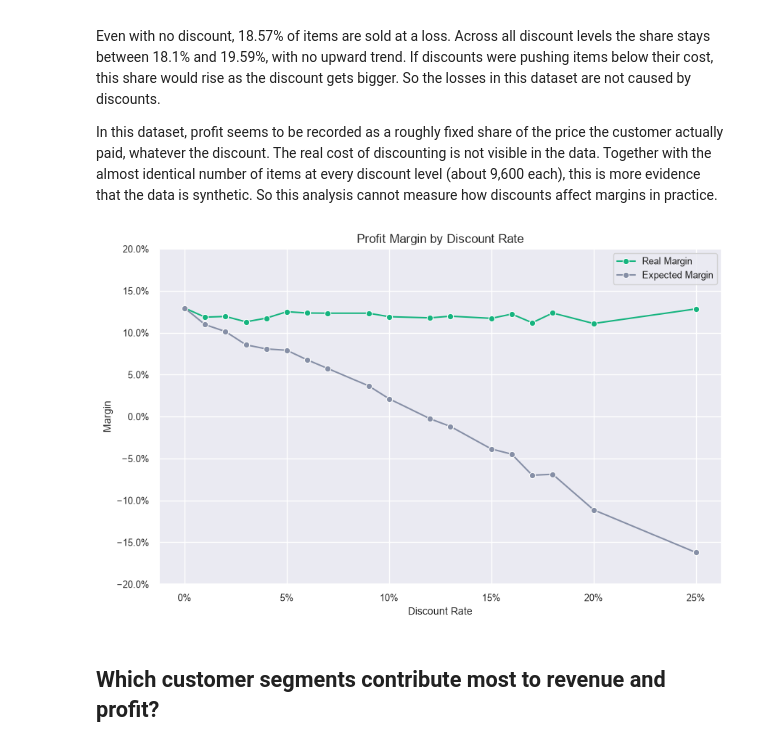
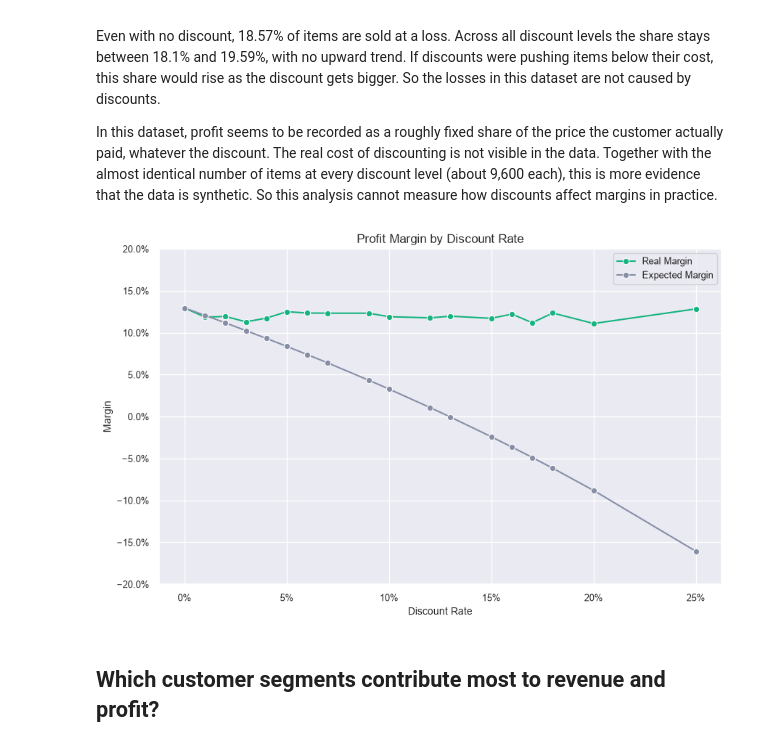
Before and after one commit to DimitarK13/smart-supply-chain, a Jupyter notebook: notebooks/07-financial-performance-analysis.ipynb, the cells around one changed output. Drawn from its saved outputs; the diff is of its cells as text; code cells hidden in the pictures.

Commit message:
fix expected margin calculation

```diff
--- a/notebooks/07-financial-performance-analysis.ipynb
+++ b/notebooks/07-financial-performance-analysis.ipynb
@@ -151,7 +151,7 @@ In this dataset, profit seems to be recorded as a roughly fixed share of the pri
 # %%
 import matplotlib.ticker as mtick
 
-discount_rates['expected_margin'] = (discount_rates['margin'] - discount_rates['order_item_discount_rate']) / (1 - discount_rates['order_item_discount_rate'])
+discount_rates['expected_margin'] = (discount_rates.iloc[0]['margin'] - discount_rates['order_item_discount_rate']) / (1 - discount_rates['order_item_discount_rate'])
 
 plt.figure(figsize=(10, 6))
 
@@ -159,34 +159,34 @@ g = sns.lineplot(
     data=discount_rates,
     x='order_item_discount_rate',
     y='margin',
     color='#16B47F',
     marker='o',
     label='Real Margin'
 )
 
 g = sns.lineplot(
     data=discount_rates,
     x='order_item_discount_rate',
     y='expected_margin',
     color='#868FA6',
     marker='o',
     label='Expected Margin'
 )
 
 
 g.yaxis.set_major_formatter(mtick.PercentFormatter(xmax=1.0))
 g.xaxis.set_major_formatter(mtick.PercentFormatter(xmax=1.0, decimals=0))
 plt.ylim(-0.2, 0.2)
 
 plt.title('Profit Margin by Discount Rate')
 plt.xlabel('Discount Rate')
 plt.ylabel('Margin')
 plt.legend()
 
 plt.savefig('../visualizations/profit-margin-by-discount-rate.png', bbox_inches='tight')
 plt.show()
 # %% [output]
-[figure, old version]
+[figure, new version]
 # %% [markdown]
 ## Which customer segments contribute most to revenue and profit?
 # %%
```
Also changed, not shown: 1 other file.
